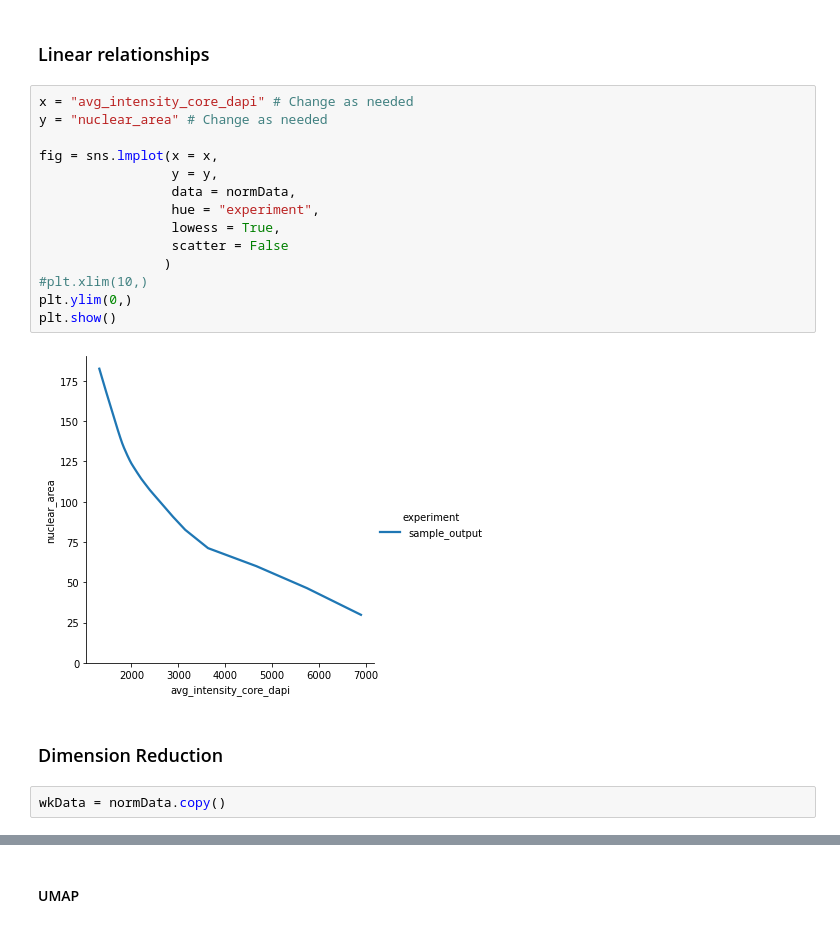
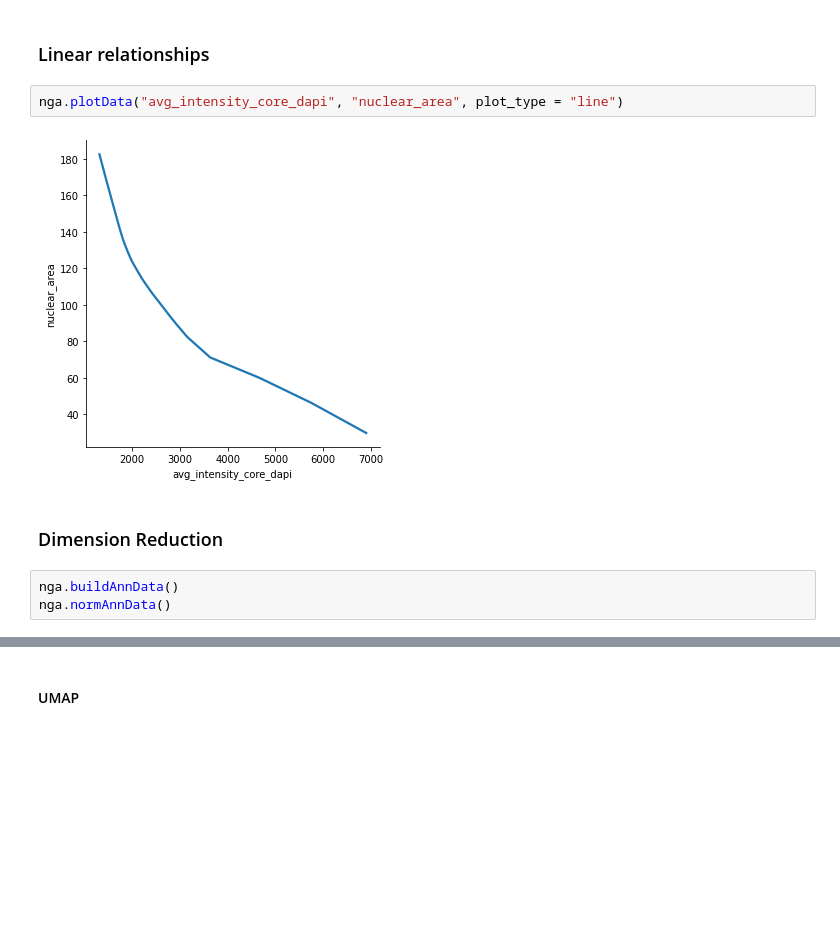
Before and after one commit to f-hamidlab/nuclearpy, a Jupyter notebook: docs/ng_analysis.ipynb, the cells around one changed output, grey strips where cells are left out. Saved outputs shown, nothing was run; the diff lists cells and outputs as text; blank space fills up the shorter version.

```diff
--- a/docs/ng_analysis.ipynb
+++ b/docs/ng_analysis.ipynb
@@ -100,22 +131,11 @@ plt.show()
 # %% [markdown]
 ### Linear relationships
 # %%
-x = "avg_intensity_core_dapi" # Change as needed
-y = "nuclear_area" # Change as needed
-
-fig = sns.lmplot(x = x,
-                 y = y,
-                 data = normData,
-                 hue = "experiment",
-                 lowess = True,
-                 scatter = False
-                )
-#plt.xlim(10,)
-plt.ylim(0,)
-plt.show()
+nga.plotData("avg_intensity_core_dapi", "nuclear_area", plot_type = "line")
 # %% [output]
-[figure, old version]
+[figure, new version]
 # %% [markdown]
 ### Dimension Reduction
 # %%
-wkData = normData.copy()
+nga.buildAnnData()
+nga.normAnnData()
```
Also changed, not shown: parts of 37 cells of this notebook.
